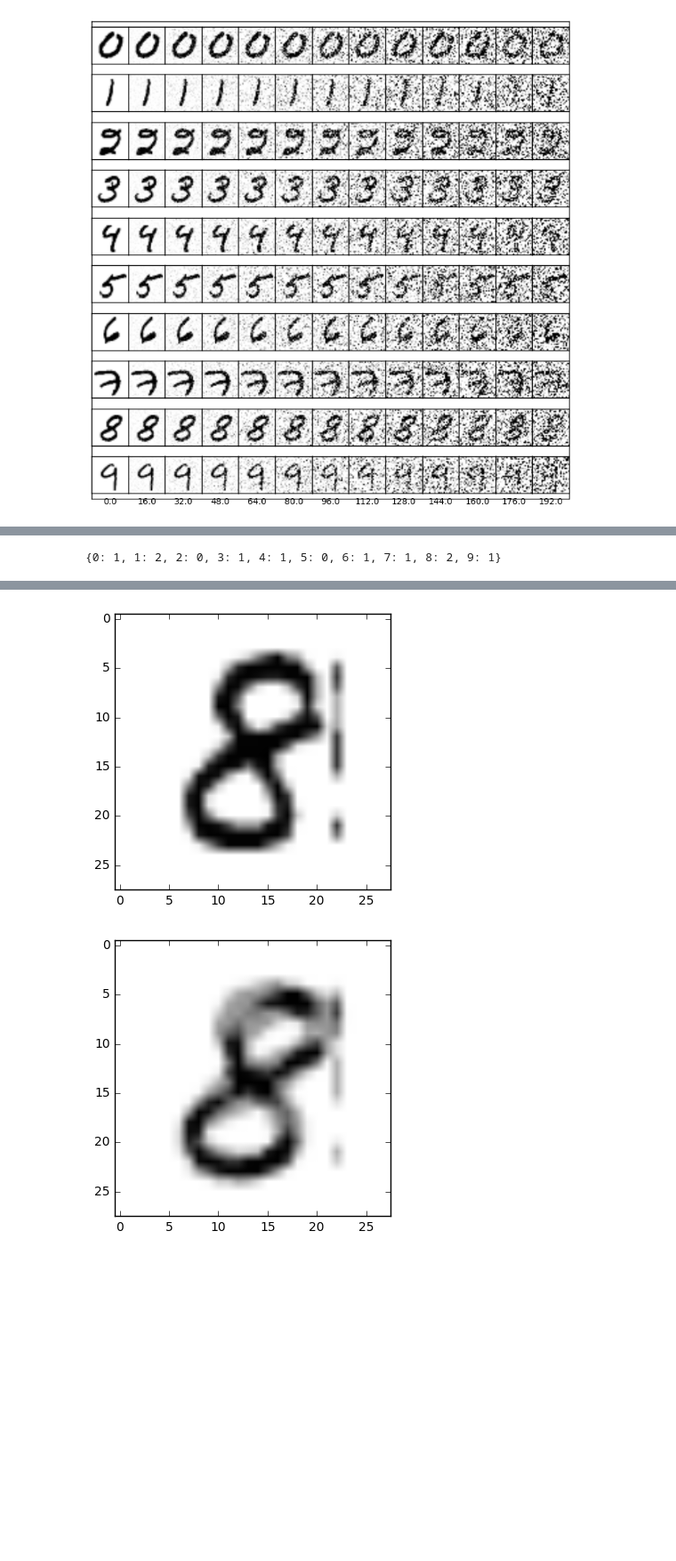
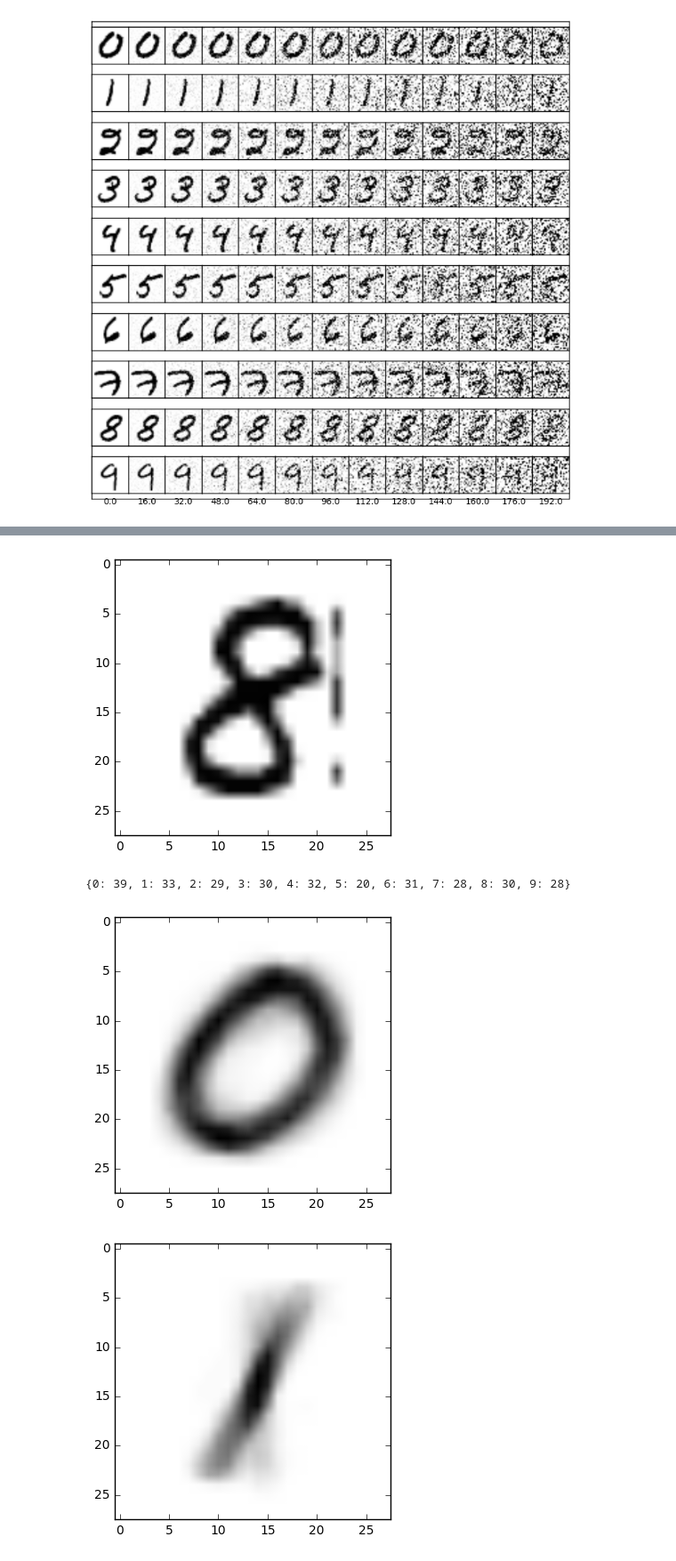
Before and after one commit to VincentRoest/capstone, a Jupyter notebook: Image_manipulation.ipynb, the cells around one changed output, grey strips where cells are left out. Shown at 89% size. Drawn from its saved outputs; the diff is of its cells as text; code cells hidden in the pictures; blank space fills up the shorter version.

```diff
--- a/Image_manipulation.ipynb
+++ b/Image_manipulation.ipynb
@@ -533,19 +679,24 @@ def create_priors_for_each_digit(digits, labels):
     return priors
 # %%
 # here is an example of priors with two 8's
-priors_test = create_priors_for_each_digit(digits[:10], labels[:10])
-
+# the two 8's are in the first 10 training digits
+# plot the two normal 8's
 plt.imshow(digits[:10][5].reshape((28,28)), cmap = cm.Greys)
 plt.show()
-
 plt.imshow(digits[:10][9].reshape((28,28)), cmap = cm.Greys)
 plt.show()
 
-# prior of the 8
-plt.imshow(priors_test[8].reshape((28,28)), cmap = cm.Greys)
-plt.show()
+# prior of the 8's
+# THIS IS ONLY THE PRIOR FOR THE FIRST 10 DIGITS
+# TO EFFECTIVELY SEE THE DIFFERENCES
+priors_test = create_priors_for_each_digits[:300], labels[:300])
+
+for prior in priors_test:
+    plt.imshow(prior.reshape((28,28)), cmap = cm.Greys)
+    plt.show()
 # %% [output]
-{0: 1, 1: 2, 2: 0, 3: 1, 4: 1, 5: 0, 6: 1, 7: 1, 8: 2, 9: 1}
 [figure]
 [figure]
+{0: 39, 1: 33, 2: 29, 3: 30, 4: 32, 5: 20, 6: 31, 7: 28, 8: 30, 9: 28}
-[figure, old version]
+[figure, new version]
+[figure, added]
```
Also changed, not shown: parts of 25 cells of this notebook.
